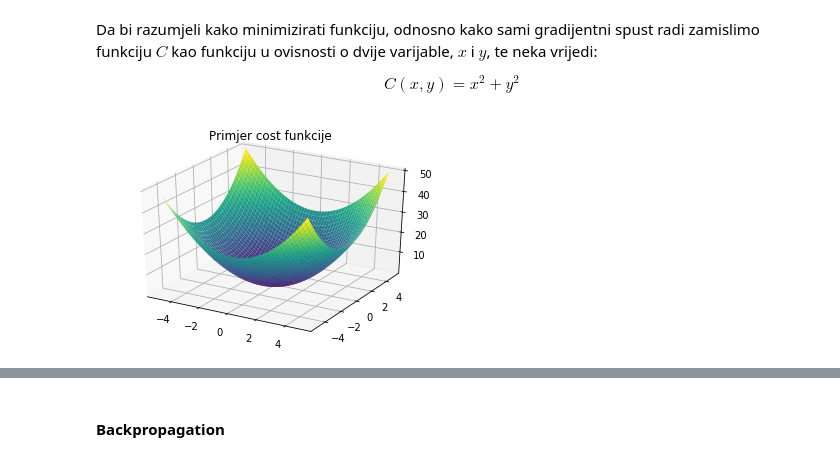
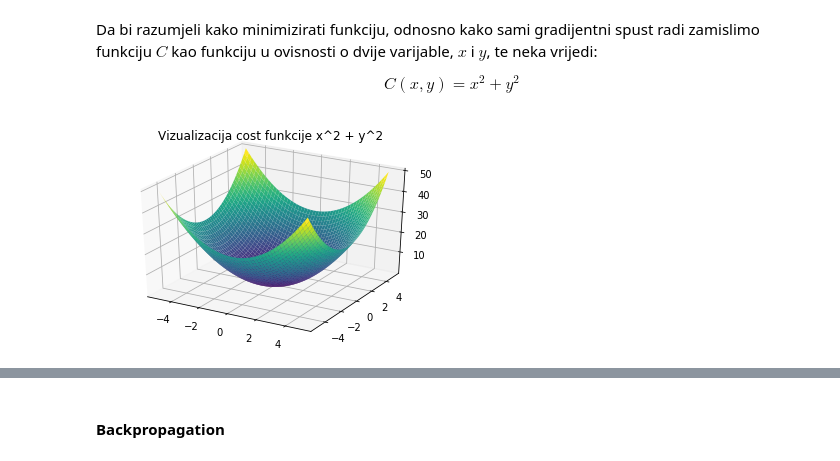
Before and after one commit to mperos/NeuralNet-Implementation, a Jupyter notebook: Backpropagation.ipynb, the cells around one changed output, grey strips where cells are left out. Saved outputs shown, nothing was run; the diff lists cells and outputs as text; code cells hidden in the pictures.

```diff
--- a/Backpropagation.ipynb
+++ b/Backpropagation.ipynb
@@ -199,16 +199,16 @@ def cost(x, y):
 # %%
 ax3 = plt.axes(projection='3d')
 
 x = np.linspace(-5, 5, num = 50)
 y = np.linspace(-5, 5, num = 50)
 xx, yy = np.meshgrid(x, y)
 
 ax3.plot_surface(xx, yy, cost(xx, yy), rstride=1, cstride=1, cmap='viridis')
-ax3.set_title('Primjer cost funkcije')
+ax3.set_title('Vizualizacija cost funkcije x^2 + y^2')
 
 plt.show()
 # %% [output]
-[figure, old version]
+[figure, new version]
 # %% [markdown]
 <p> Ono što bi voljeli saznati je gdje $C$ poprima svoj lokalni minimum. Na primjeru gornje funkcije vrlo lako možemo "okom" pronaći taj minimum, međutim inače to ne vrijedi. </p>
 
```
Also changed, not shown: parts of 8 cells of this notebook, 1 other file.
